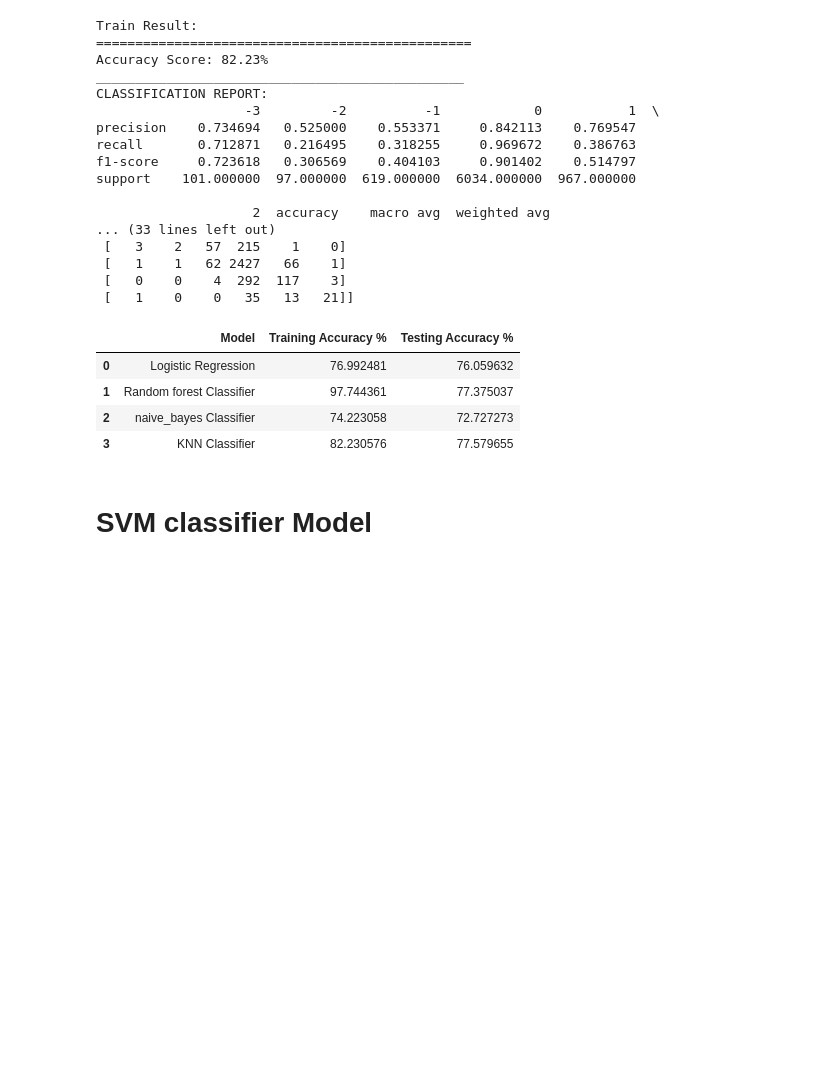
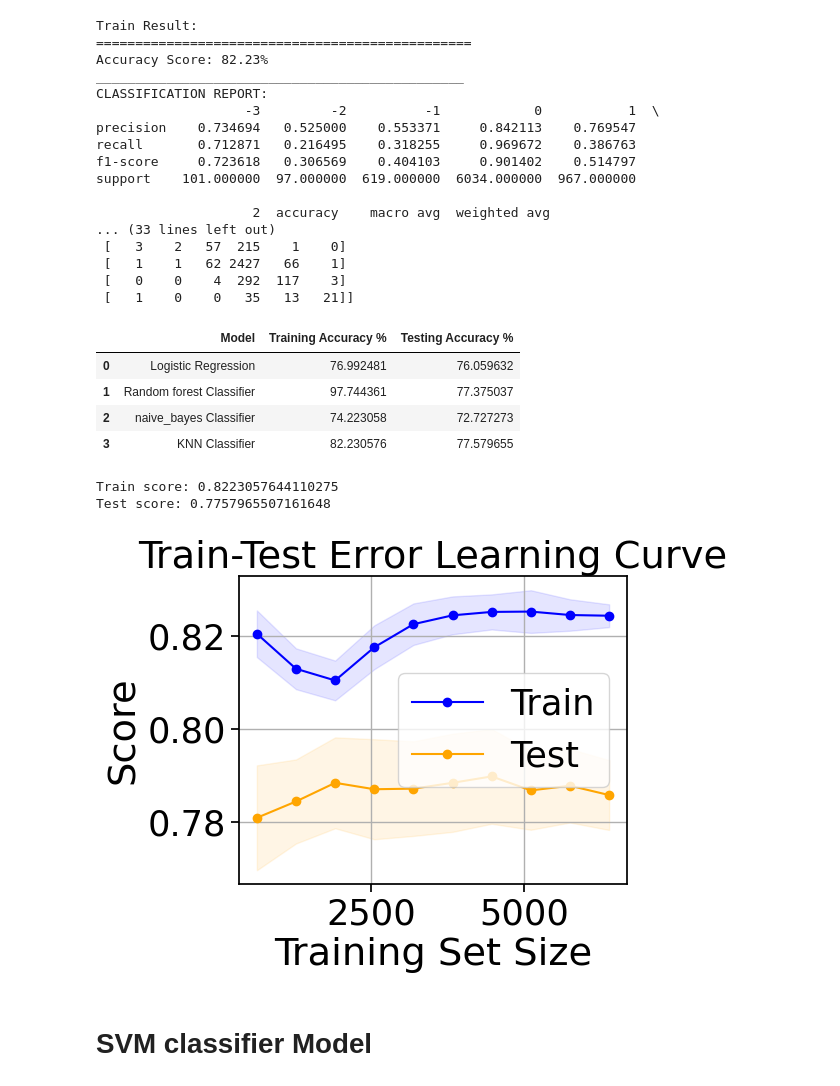
Before and after one commit to SamanMansoor/Data-Science, a Jupyter notebook: Stress_Data_Analysis_.ipynb, the cells around one changed output. Cells and saved outputs as stored; diff of their text form; code cells hidden in the pictures; blank space fills up the shorter version.

```diff
--- a/Stress_Data_Analysis_.ipynb
+++ b/Stress_Data_Analysis_.ipynb
@@ -535,6 +698,63 @@ results_df
 | 1 | Random forest Classifier | 97.744361 | 77.375037 |
 | 2 | naive_bayes Classifier | 74.223058 | 72.727273 |
 | 3 | KNN Classifier | 82.230576 | 77.579655 |
+# %%
+import numpy as np
+import matplotlib.pyplot as plt
+from sklearn.neighbors import KNeighborsClassifier
+from sklearn.model_selection import learning_curve
+
+def print_score(classifier, X_train, y_train, X_test, y_test, train=True):
+    if train:
+        scores = classifier.score(X_train, y_train)
+        label = "Train"
+    else:
+        scores = classifier.score(X_test, y_test)
+        label = "Test"
+
+    print(f"{label} score: {scores}")
+    return scores
+
+# Create a KNN classifier
+knn_clf = KNeighborsClassifier()
+
+# Fit the classifier to the training data
+knn_clf.fit(X_train, y_train)
+
+# Make predictions on the test data
+y_pred = knn_clf.predict(X_test)
+
+# Calculate and print the train and test scores
+train_score = print_score(knn_clf, X_train, y_train, X_test, y_test, train=True)
+test_score = print_score(knn_clf, X_train, y_train, X_test, y_test, train=False)
+
+# Generate learning curve data
+train_sizes, train_scores, test_scores = learning_curve(
+    knn_clf, X_train, y_train, train_sizes=np.linspace(0.1, 1.0, 10), cv=5
+)
+
+# Calculate mean and standard deviation of train and test scores
+train_mean = np.mean(train_scores, axis=1)
+train_std = np.std(train_scores, axis=1)
+test_mean = np.mean(test_scores, axis=1)
+test_std = np.std(test_scores, axis=1)
+# Set the graph size
+plt.figure(figsize=(5, 4))
+# Plotting the learning curve
+plt.plot(train_sizes, train_mean, 'o-', color="blue", label="Train")
+plt.fill_between(train_sizes, train_mean - train_std, train_mean + train_std, alpha=0.1, color="blue")
+plt.plot(train_sizes, test_mean, 'o-', color="orange", label="Test")
+plt.fill_between(train_sizes, test_mean - test_std, test_mean + test_std, alpha=0.1, color="orange")
+plt.xlabel("Training Set Size")
+plt.ylabel("Score")
+plt.title("Train-Test Error Learning Curve")
+plt.legend(loc="best")
+plt.grid(True)
+plt.show()
+# %% [output]
+Train score: 0.8223057644110275
+Test score: 0.7757965507161648
+[figure, added]
 # %% [markdown]
 # **SVM classifier Model**
 # %%
```
Also changed, not shown: parts of 10 cells of this notebook.
